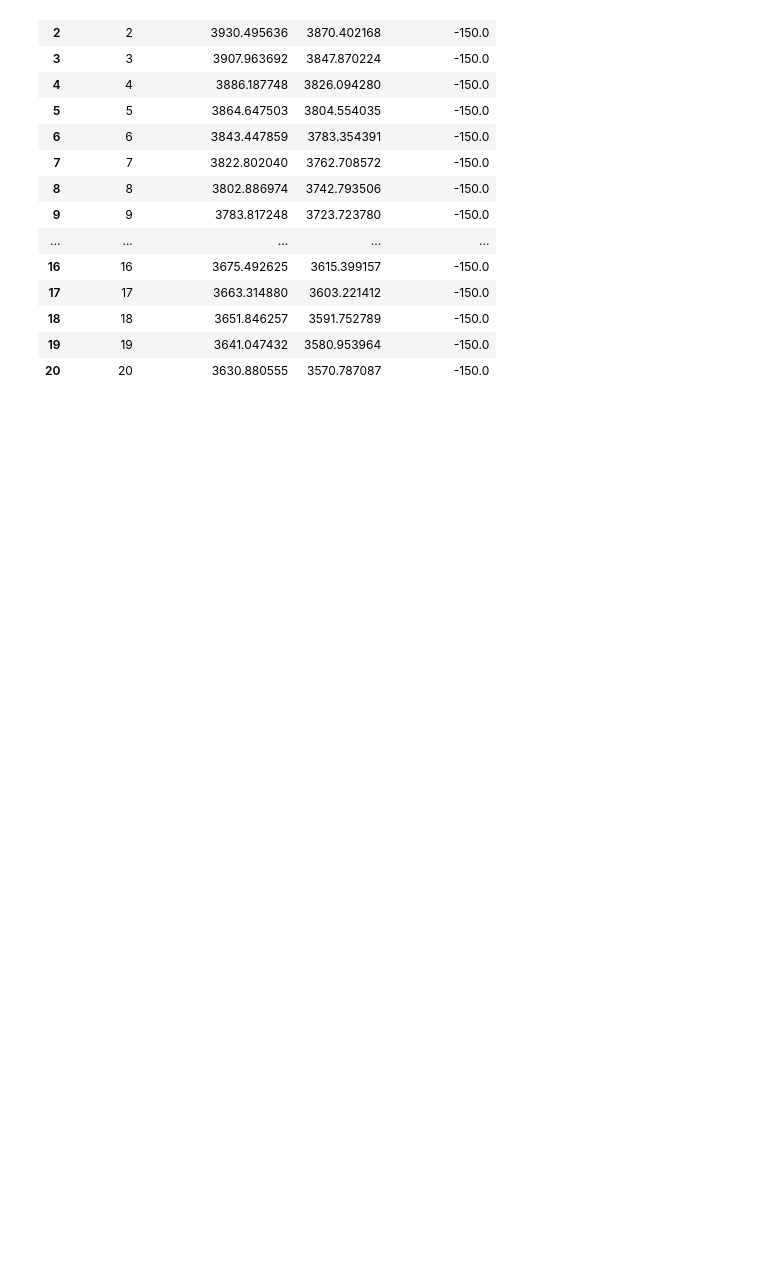
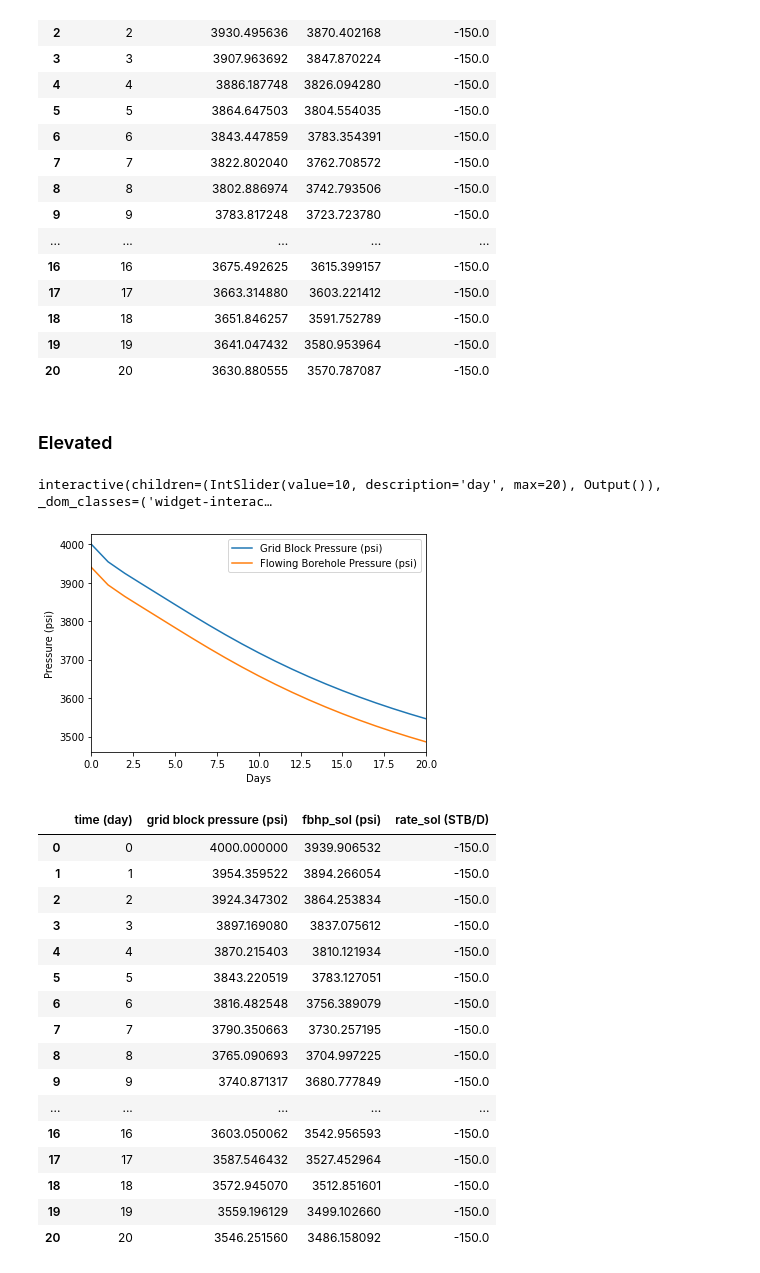
Before and after one commit to yohanesnuwara/pyresim, a Jupyter notebook: simulators/PyReSim1d.ipynb, the cells around one changed output. Drawn from its saved outputs; the diff is of its cells as text; code cells hidden in the pictures; blank space fills up the shorter version.

```diff
--- a/simulators/PyReSim1d.ipynb
+++ b/simulators/PyReSim1d.ipynb
@@ -569,3 +855,5 @@ well_report
 | 18 | 18 | 3651.846257 | 3591.752789 | -150.0 |
 | 19 | 19 | 3641.047432 | 3580.953964 | -150.0 |
 | 20 | 20 | 3630.880555 | 3570.787087 | -150.0 |
+# %% [markdown]
+### Elevated
@@ -571,0 +1138,61 @@ well_report
+# %%
+"""""""""""
+INTERACTIVE ANIMATION
+"""""""""""
+
+from __future__ import print_function
+from ipywidgets import interact, interactive, fixed, interact_manual, ToggleButtons
+import ipywidgets as widgets
+
+min, max = np.round(np.amin(p_sol_)), np.round(np.amax(p_sol_))
+
+@interact
+
+def display_pressure(day=(0, schedule)):
+  fig, ax = plt.subplots()
+  im = ax.imshow(p_sol_[day], vmin=min, vmax=max)
+  ax.set_title('Pressure at day {}'.format(day))
+  cax = fig.add_axes([0.1, 0.2, 0.8, 0.05])
+  fig.colorbar(im, cax=cax, orientation='horizontal')
+
+  # # add values on the grid blocks
+  # for (j,i),label in np.ndenumerate(np.round(p_sol_[day], 3)):
+  #     ax.text(i,j,label,ha='center',va='center')
+
+  plt.show()
+# %% [output]
+interactive(children=(IntSlider(value=10, description='day', max=20), Output()), _dom_classes=('widget-interac…
+# %%
+"""""""""""
+WELL SIMULATION
+"""""""""""
+
+well_report = well1d_report_slicomp('B', wells, well_df, p_sol_record, p_initial, schedule)
+
+plt.plot(well_report['time (day)'], well_report['grid block pressure (psi)'], label='Grid Block Pressure (psi)')
+plt.plot(well_report['time (day)'], well_report['fbhp_sol (psi)'], label='Flowing Borehole Pressure (psi)')
+plt.xlabel('Days'); plt.ylabel('Pressure (psi)')
+plt.xlim(0, schedule)
+plt.legend()
+plt.show()
+
+well_report
+# %% [output]
+[figure, added]
+|  | time (day) | grid block pressure (psi) | fbhp_sol (psi) | rate_sol (STB/D) |
+| 0 | 0 | 4000.000000 | 3939.906532 | -150.0 |
+| 1 | 1 | 3954.359522 | 3894.266054 | -150.0 |
+| 2 | 2 | 3924.347302 | 3864.253834 | -150.0 |
+| 3 | 3 | 3897.169080 | 3837.075612 | -150.0 |
+| 4 | 4 | 3870.215403 | 3810.121934 | -150.0 |
+| 5 | 5 | 3843.220519 | 3783.127051 | -150.0 |
+| 6 | 6 | 3816.482548 | 3756.389079 | -150.0 |
+| 7 | 7 | 3790.350663 | 3730.257195 | -150.0 |
+| 8 | 8 | 3765.090693 | 3704.997225 | -150.0 |
+| 9 | 9 | 3740.871317 | 3680.777849 | -150.0 |
+| ... | ... | ... | ... | ... |
+| 16 | 16 | 3603.050062 | 3542.956593 | -150.0 |
+| 17 | 17 | 3587.546432 | 3527.452964 | -150.0 |
+| 18 | 18 | 3572.945070 | 3512.851601 | -150.0 |
+| 19 | 19 | 3559.196129 | 3499.102660 | -150.0 |
+| 20 | 20 | 3546.251560 | 3486.158092 | -150.0 |
```
Also changed, not shown: parts of 14 cells of this notebook.
